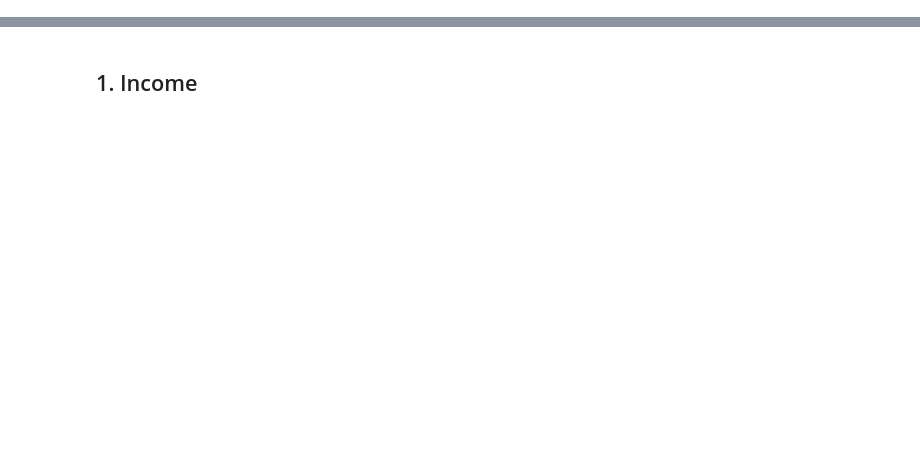
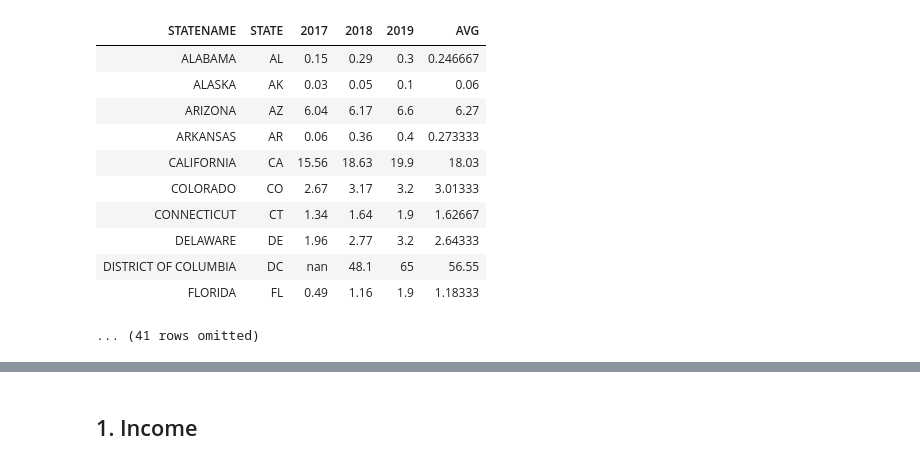
Before and after one commit to jamesyoung4/finalproj118, a Jupyter notebook: finalproj118 - AT JY LD SK.ipynb, the cells around one changed output, grey strips where cells are left out. Saved outputs shown, nothing was run; the diff lists cells and outputs as text; code cells hidden in the pictures; blank space fills up the shorter version.

```diff
--- a/finalproj118 - AT JY LD SK.ipynb
+++ b/finalproj118 - AT JY LD SK.ipynb
@@ -13,6 +13,20 @@ import statsmodels.api as sm
 import math
 # %%
 solartab = Table.read_table("https://raw.githubusercontent.com/jamesyoung4/finalproj118/main/solar1719.csv")
+solartab
+# %% [output]
+| STATENAME | STATE | 2017 | 2018 | 2019 | AVG |
+| ALABAMA | AL | 0.15 | 0.29 | 0.3 | 0.246667 |
+| ALASKA | AK | 0.03 | 0.05 | 0.1 | 0.06 |
+| ARIZONA | AZ | 6.04 | 6.17 | 6.6 | 6.27 |
+| ARKANSAS | AR | 0.06 | 0.36 | 0.4 | 0.273333 |
+| CALIFORNIA | CA | 15.56 | 18.63 | 19.9 | 18.03 |
+| COLORADO | CO | 2.67 | 3.17 | 3.2 | 3.01333 |
+| CONNECTICUT | CT | 1.34 | 1.64 | 1.9 | 1.62667 |
+| DELAWARE | DE | 1.96 | 2.77 | 3.2 | 2.64333 |
+| DISTRICT OF COLUMBIA | DC | nan | 48.1 | 65 | 56.55 |
+| FLORIDA | FL | 0.49 | 1.16 | 1.9 | 1.18333 |
+... (41 rows omitted)
 # %%
 solarmap = go.Figure(data=go.Choropleth(
     locations=solartab.column('STATE'),
```
Also changed, not shown: parts of 9 cells of this notebook.
